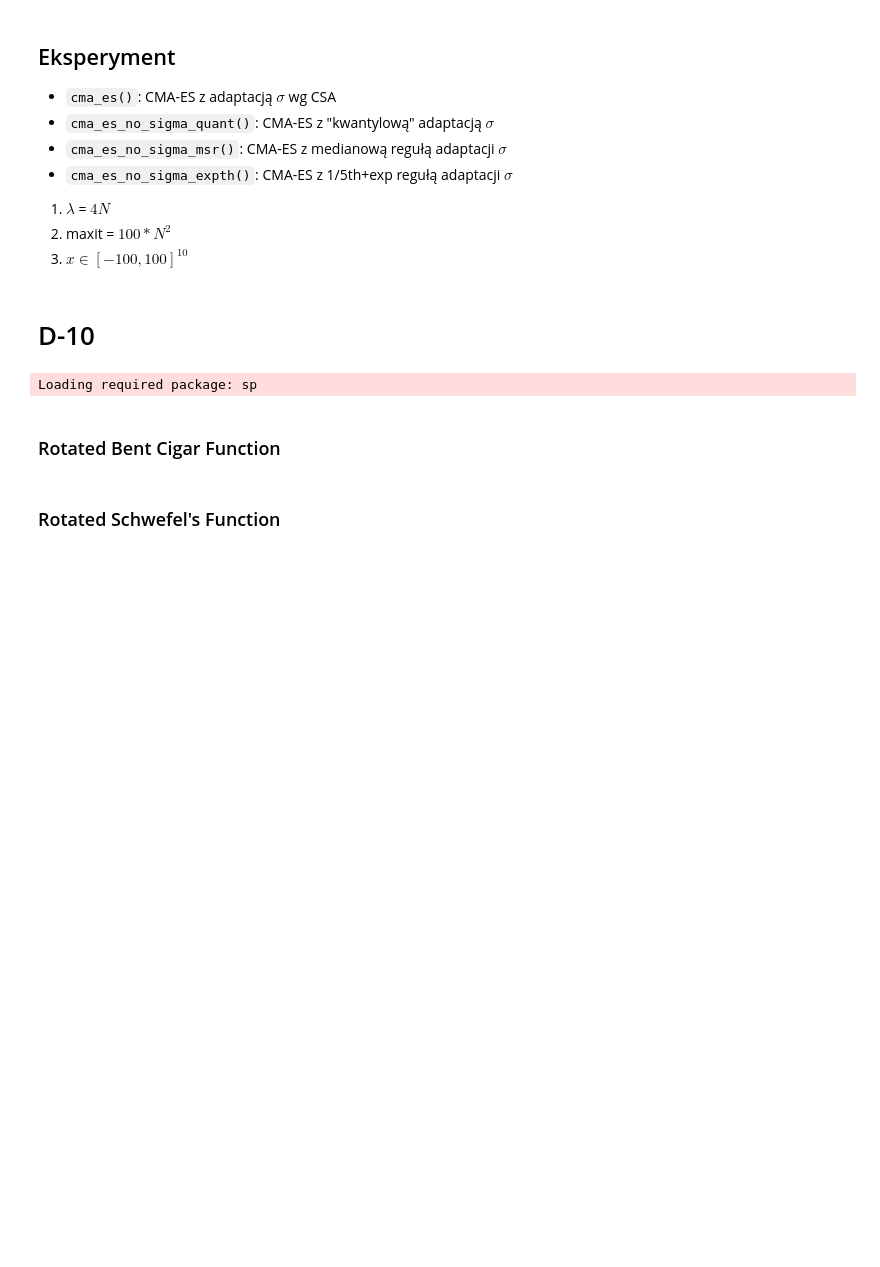
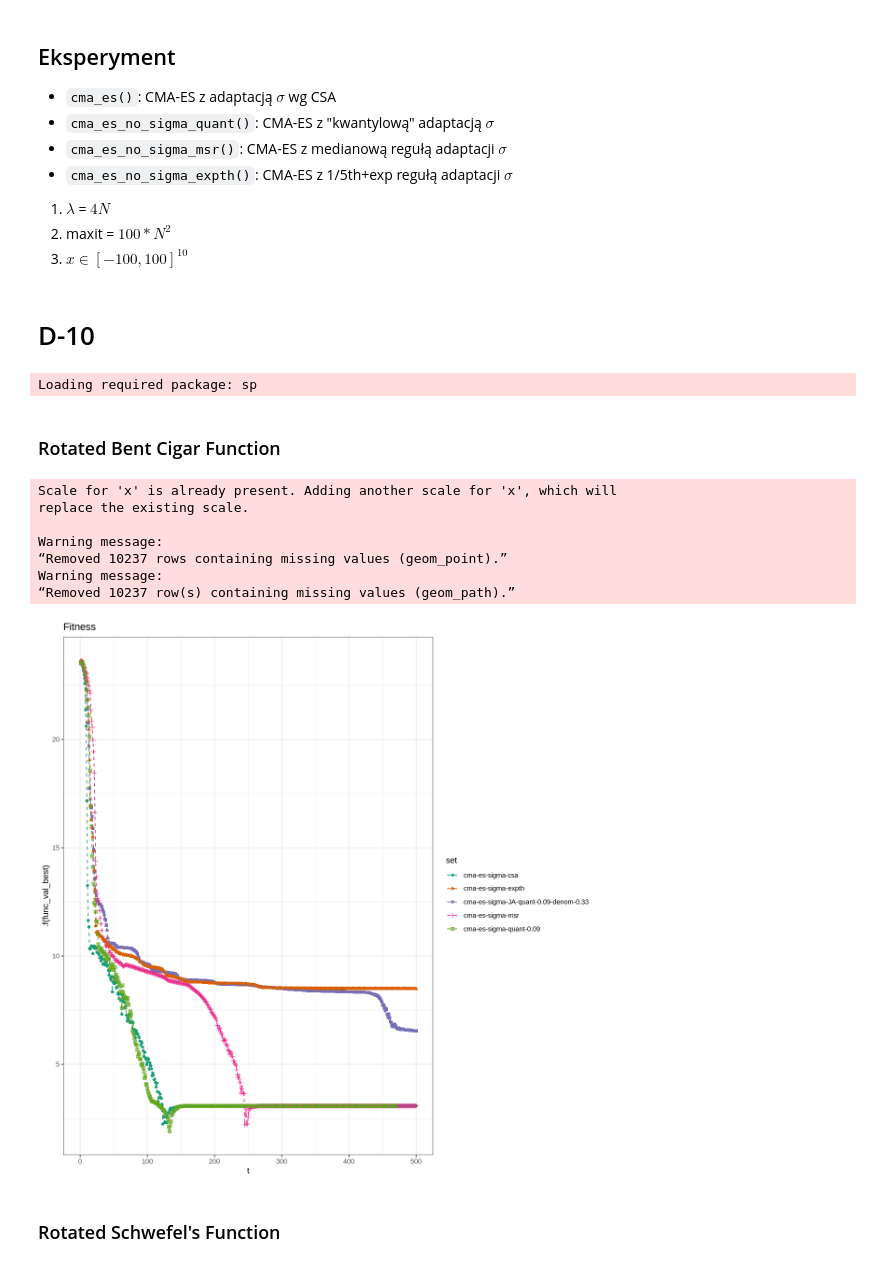
Before and after one commit to ewarchul/cma-es-exp, a Jupyter notebook: notebook/cma-es-sigma-rules-cma-CEC13.ipynb, the cells around one changed output. Saved outputs shown, nothing was run; the diff lists cells and outputs as text; code cells hidden in the pictures; blank space fills up the shorter version.

```diff
--- a/notebook/cma-es-sigma-rules-cma-CEC13.ipynb
+++ b/notebook/cma-es-sigma-rules-cma-CEC13.ipynb
@@ -115,7 +112,16 @@ cec25_eval10 =
 # %% [markdown]
 ### Rotated Bent Cigar Function
 # %%
-cec3_eval10 %>% value_plot(.f=alog10)
+cec3_eval10 %>% value_plot(.f=alog10) + xlim(0, 500)
+# %% [output]
+Scale for 'x' is already present. Adding another scale for 'x', which will
+replace the existing scale.
+
+Warning message:
+“Removed 10237 rows containing missing values (geom_point).”
+Warning message:
+“Removed 10237 row(s) containing missing values (geom_path).”
+[figure, added]
 # %% [markdown]
 ### Rotated Schwefel's Function
 # %%
```
Also changed, not shown: parts of 4 cells of this notebook.
